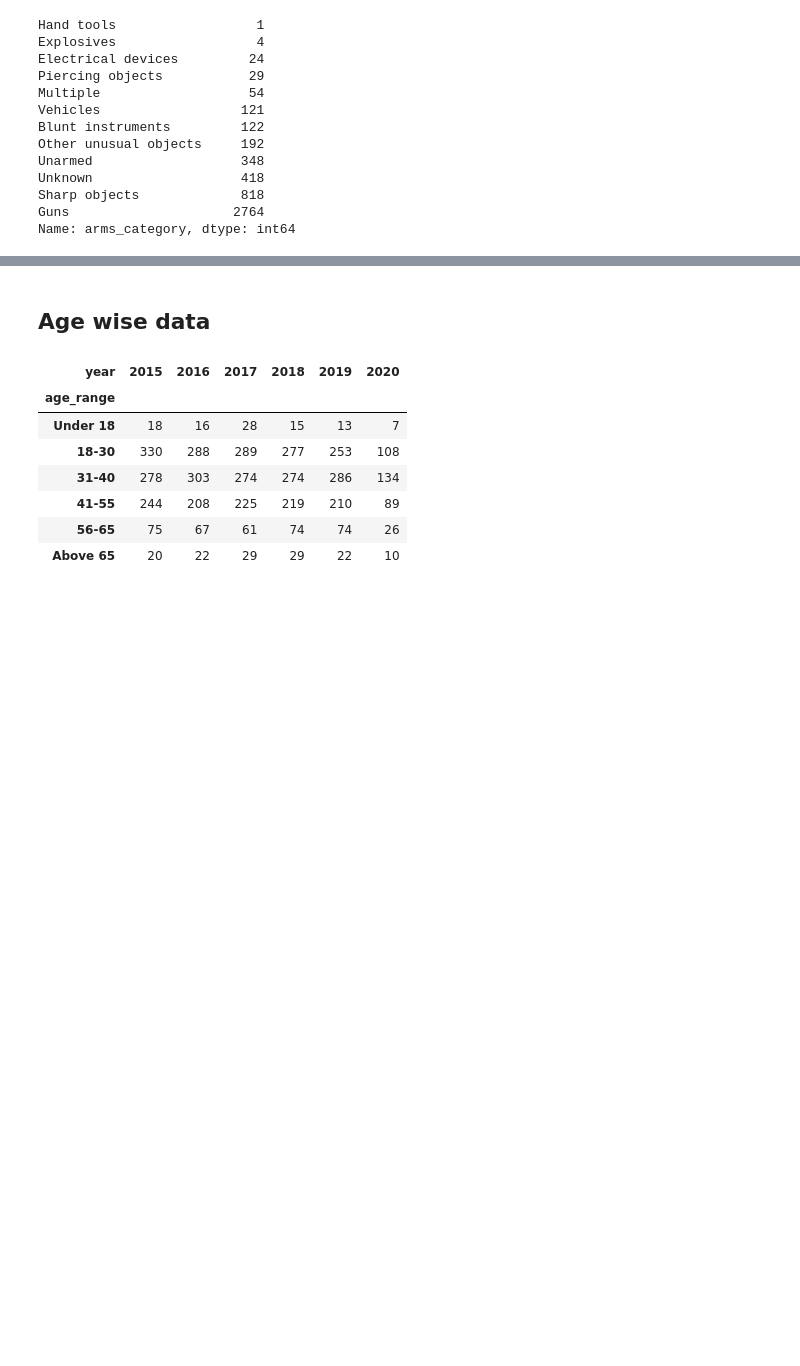
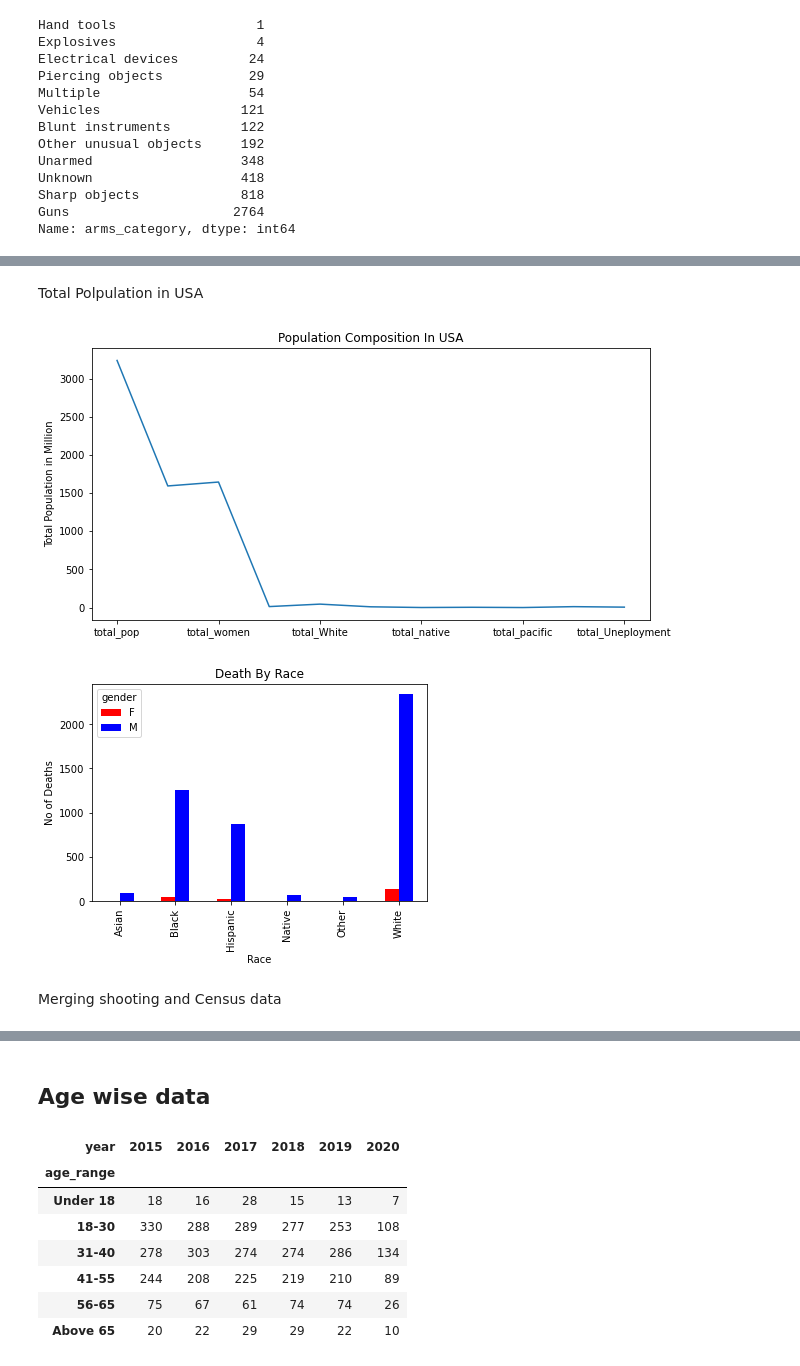
Before and after one commit to javsanbel2/betaproject, a Jupyter notebook: beta_poshan.ipynb, the cells around one changed output, grey strips where cells are left out. Saved outputs shown, nothing was run; the diff lists cells and outputs as text; code cells hidden in the pictures; blank space fills up the shorter version.

```diff
--- a/beta_poshan.ipynb
+++ b/beta_poshan.ipynb
@@ -138,0 +232,5 @@ df_race_wise
+# %%
+w_census_data = census_data.copy()
+w_census_data = census_data[["State","County","TotalPop","Men","Women","Hispanic","White","Black","Native","Asian","Pacific","Poverty","Unemployment"]]
+w_census_data = w_census_data.rename(columns = {"State": "state","County" : "county","TotalPop" : "total_pop","Men" : "total_men","Women" : "total_women","Hispanic" : "total_Hispanic","White" : "total_White","Black" : "total_black","Native" : "total_native","Asian" : "total_Asian","Pacific": "total_pacific","Poverty" : "total_poverty","Unemployment" : "total_Uneployment"})
+missing_data(w_census_data)
@@ -138,0 +251,4 @@ df_race_wise
+# %%
+w_census_data.sort_values(by='total_Uneployment', ascending=True)
+w_census_data = w_census_data.fillna(0.0)
+#w_census_data
@@ -138,0 +263,3 @@ df_race_wise
+# %%
+state_census_data = w_census_data.groupby("state", as_index=False).sum()
+#state_census_data
@@ -138,0 +333,18 @@ df_race_wise
+# %% [markdown]
+Total Polpulation in USA
+# %%
+plt.figure(figsize = (10,5))
+state_census_data.sum().div(100000).round(2).plot()
+plt.title("Population Composition In USA")
+plt.ylabel("Composition")
+plt.ylabel("Total Population in Million")
+df_race_wise.plot(kind="bar",color =["r","b"])
+plt.title("Death By Race")
+plt.xlabel("Race")
+plt.ylabel("No of Deaths")
+plt.show()
+# %% [output]
+[figure, added]
+[figure, added]
+# %% [markdown]
+Merging shooting and Census data
```
Also changed, not shown: parts of 42 cells of this notebook.
